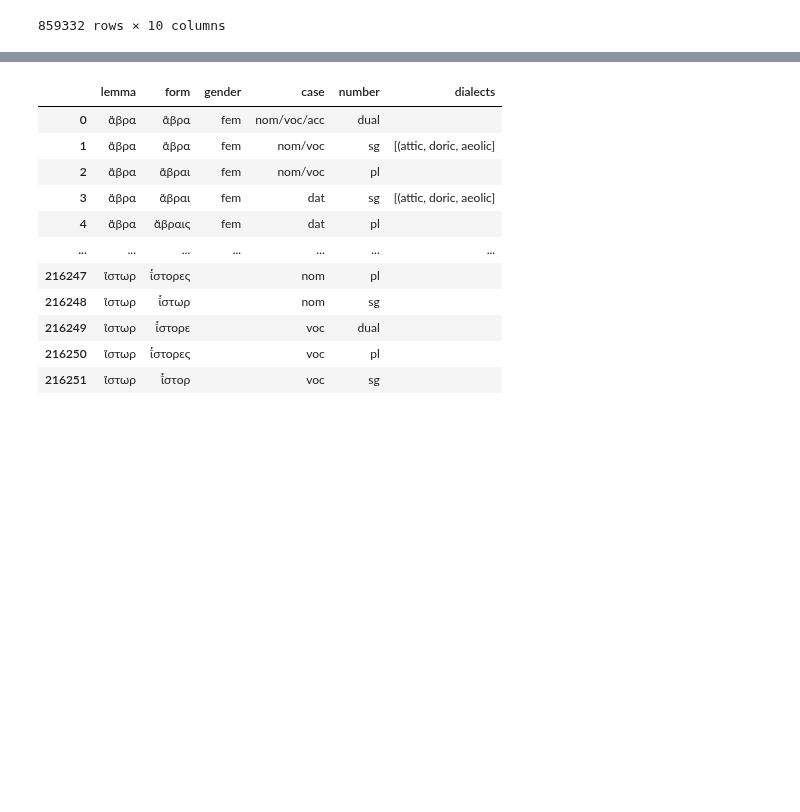
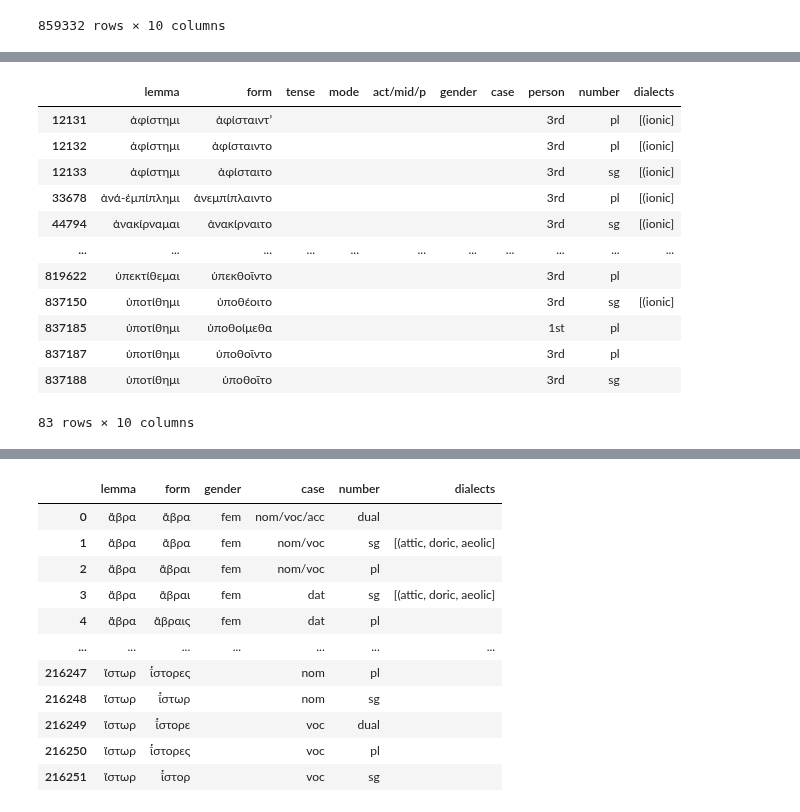
Before and after one commit to CaterinaDAngelo/thesis, a Jupyter notebook: processing_df_reinfl.ipynb, the cells around one changed output, grey strips where cells are left out. Drawn from its saved outputs; the diff is of its cells as text; code cells hidden in the pictures; blank space fills up the shorter version.

```diff
--- a/processing_df_reinfl.ipynb
+++ b/processing_df_reinfl.ipynb
@@ -56,0 +74,17 @@ verb_df
+# %%
+null_df = verb_df[verb_df["mode"] == " "]
+null_df
+# %% [output]
+|  | lemma | form | tense | mode | act/mid/p | gender | case | person | number | dialects |
+| 12131 | ἀφίστημι | ἀφίσταιντ’ |  |  |  |  |  | 3rd | pl | [(ionic] |
+| 12132 | ἀφίστημι | ἀφίσταιντο |  |  |  |  |  | 3rd | pl | [(ionic] |
+| 12133 | ἀφίστημι | ἀφίσταιτο |  |  |  |  |  | 3rd | sg | [(ionic] |
+| 33678 | ἀνά-ἐμπίπλημι | ἀνεμπίπλαιντο |  |  |  |  |  | 3rd | pl | [(ionic] |
+| 44794 | ἀνακίρναμαι | ἀνακίρναιτο |  |  |  |  |  | 3rd | sg | [(ionic] |
+| ... | ... | ... | ... | ... | ... | ... | ... | ... | ... | ... |
+| 819622 | ὑπεκτίθεμαι | ὑπεκθοῖντο |  |  |  |  |  | 3rd | pl |  |
+| 837150 | ὑποτίθημι | ὑποθέοιτο |  |  |  |  |  | 3rd | sg | [(ionic] |
+| 837185 | ὑποτίθημι | ὑποθοίμεθα |  |  |  |  |  | 1st | pl |  |
+| 837187 | ὑποτίθημι | ὑποθοῖντο |  |  |  |  |  | 3rd | pl |  |
+| 837188 | ὑποτίθημι | ὑποθοῖτο |  |  |  |  |  | 3rd | sg |  |
+83 rows × 10 columns
```
Also changed, not shown: parts of 34 cells of this notebook.
